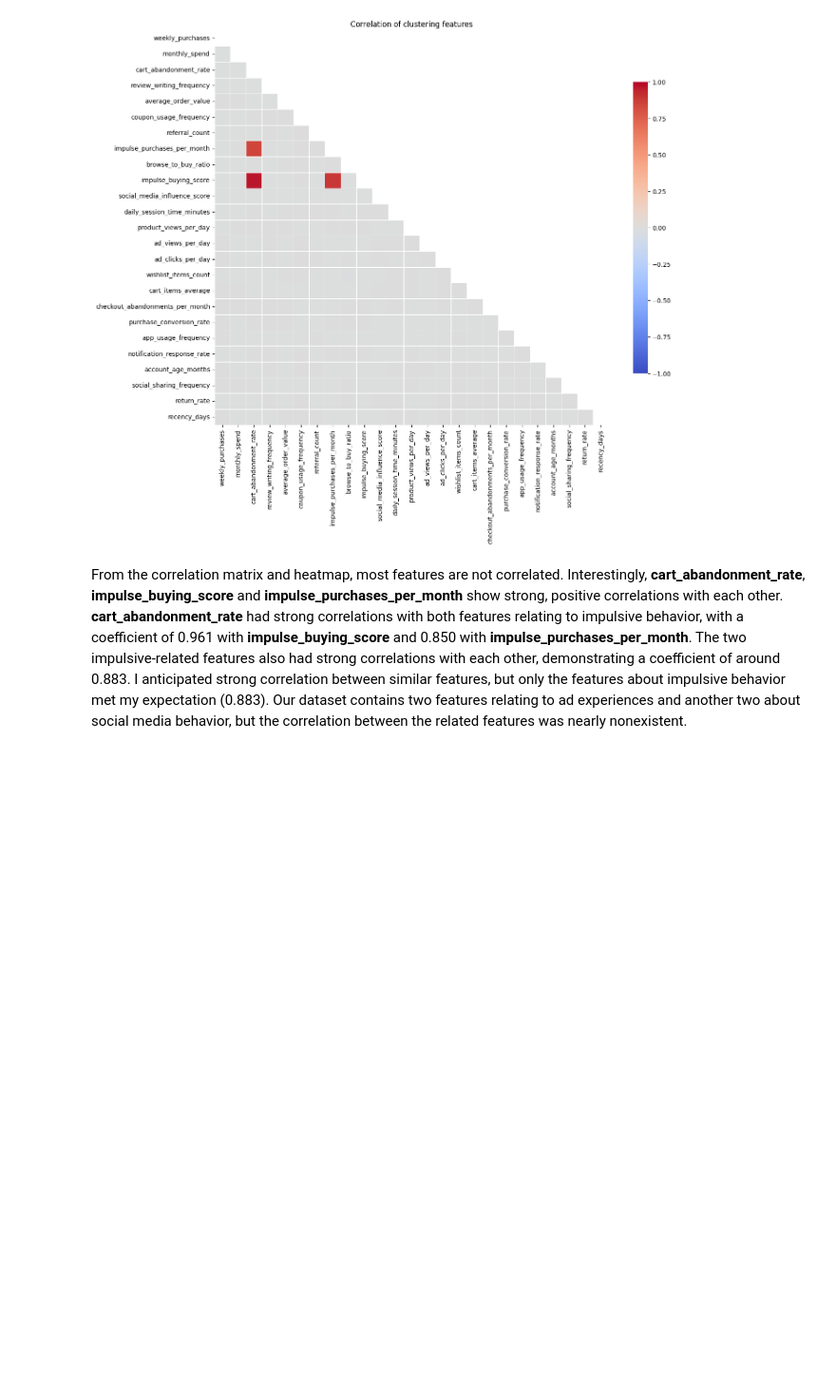
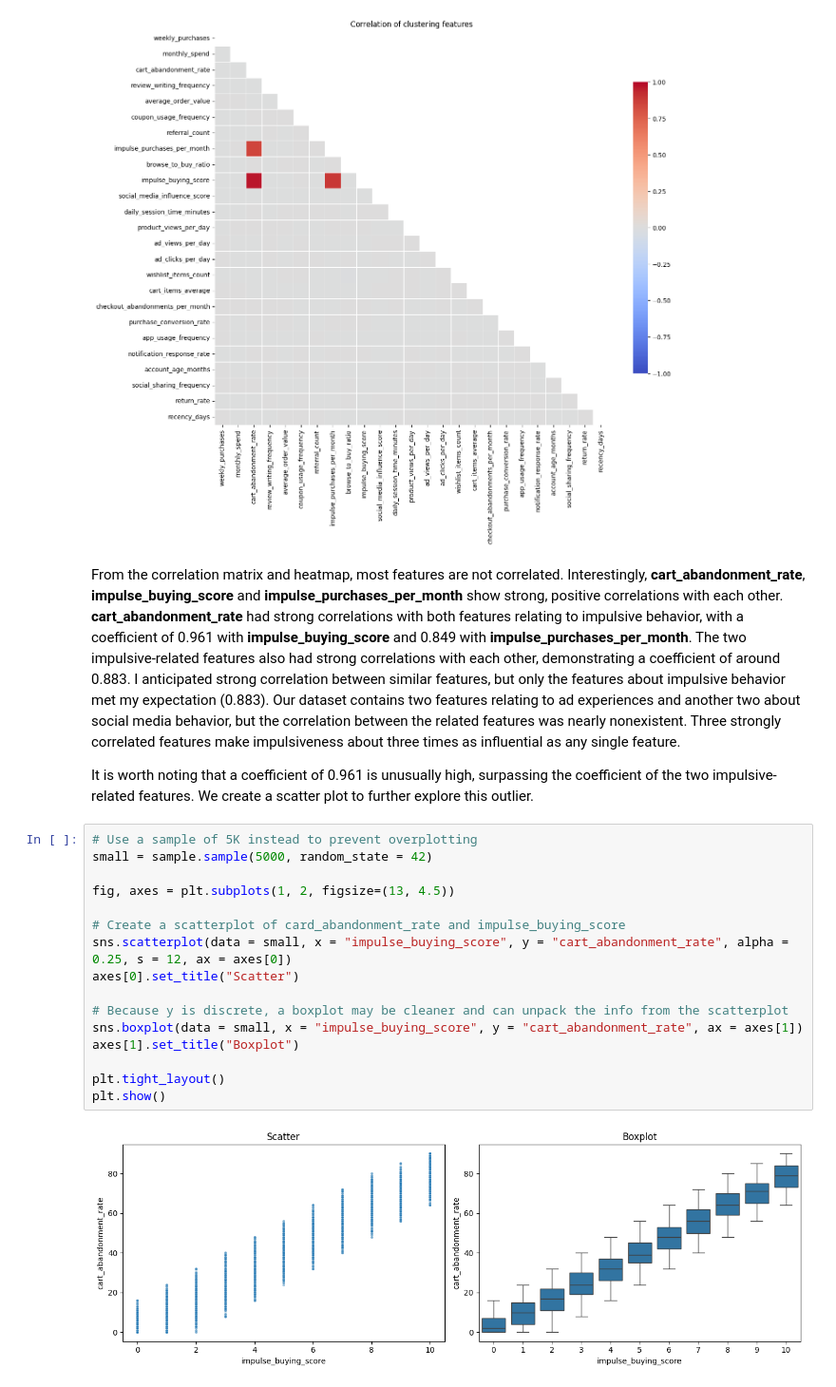
Before and after one commit to mandyzhan05/cs-407-customer-segmentation, a Jupyter notebook: notebooks/data_demo_eda.ipynb, the cells around one changed output. Shown at 95% size. Drawn from its saved outputs; the diff is of its cells as text; blank space fills up the shorter version.

Commit message:
Created correlation map and boxplot

```diff
--- a/notebooks/data_demo_eda.ipynb
+++ b/notebooks/data_demo_eda.ipynb
@@ -346,4 +346,24 @@ plt.show()
 # %% [output]
 [figure]
 # %% [markdown]
-From the correlation matrix and heatmap, most features are not correlated. Interestingly, **cart_abandonment_rate**, **impulse_buying_score** and **impulse_purchases_per_month** show strong, positive correlations with each other. **cart_abandonment_rate** had strong correlations with both features relating to impulsive behavior, with a coefficient of 0.961 with **impulse_buying_score** and 0.850 with **impulse_purchases_per_month**. The two impulsive-related features also had strong correlations with each other, demonstrating a coefficient of around 0.883. I anticipated strong correlation between similar features, but only the features about impulsive behavior met my expectation (0.883). Our dataset contains two features relating to ad experiences and another two about social media behavior, but the correlation between the related features was nearly nonexistent.
+From the correlation matrix and heatmap, most features are not correlated. Interestingly, **cart_abandonment_rate**, **impulse_buying_score** and **impulse_purchases_per_month** show strong, positive correlations with each other. **cart_abandonment_rate** had strong correlations with both features relating to impulsive behavior, with a coefficient of 0.961 with **impulse_buying_score** and 0.849 with **impulse_purchases_per_month**. The two impulsive-related features also had strong correlations with each other, demonstrating a coefficient of around 0.883. I anticipated strong correlation between similar features, but only the features about impulsive behavior met my expectation (0.883). Our dataset contains two features relating to ad experiences and another two about social media behavior, but the correlation between the related features was nearly nonexistent. Three strongly correlated features make impulsiveness about three times as influential as any single feature.
+
+It is worth noting that a coefficient of 0.961 is unusually high, surpassing the coefficient of the two impulsive-related features. We create a scatter plot to further explore this outlier.
+# %%
+# Use a sample of 5K instead to prevent overplotting
+small = sample.sample(5000, random_state = 42)
+
+fig, axes = plt.subplots(1, 2, figsize=(13, 4.5))
+
+# Create a scatterplot of card_abandonment_rate and impulse_buying_score
+sns.scatterplot(data = small, x = "impulse_buying_score", y = "cart_abandonment_rate", alpha = 0.25, s = 12, ax = axes[0])
+axes[0].set_title("Scatter")
+
+# Because y is discrete, a boxplot may be cleaner and can unpack the info from the scatterplot
+sns.boxplot(data = small, x = "impulse_buying_score", y = "cart_abandonment_rate", ax = axes[1])
+axes[1].set_title("Boxplot")
+
+plt.tight_layout()
+plt.show()
+# %% [output]
+[figure, added]
```
Also changed, not shown: parts of 6 cells of this notebook.
